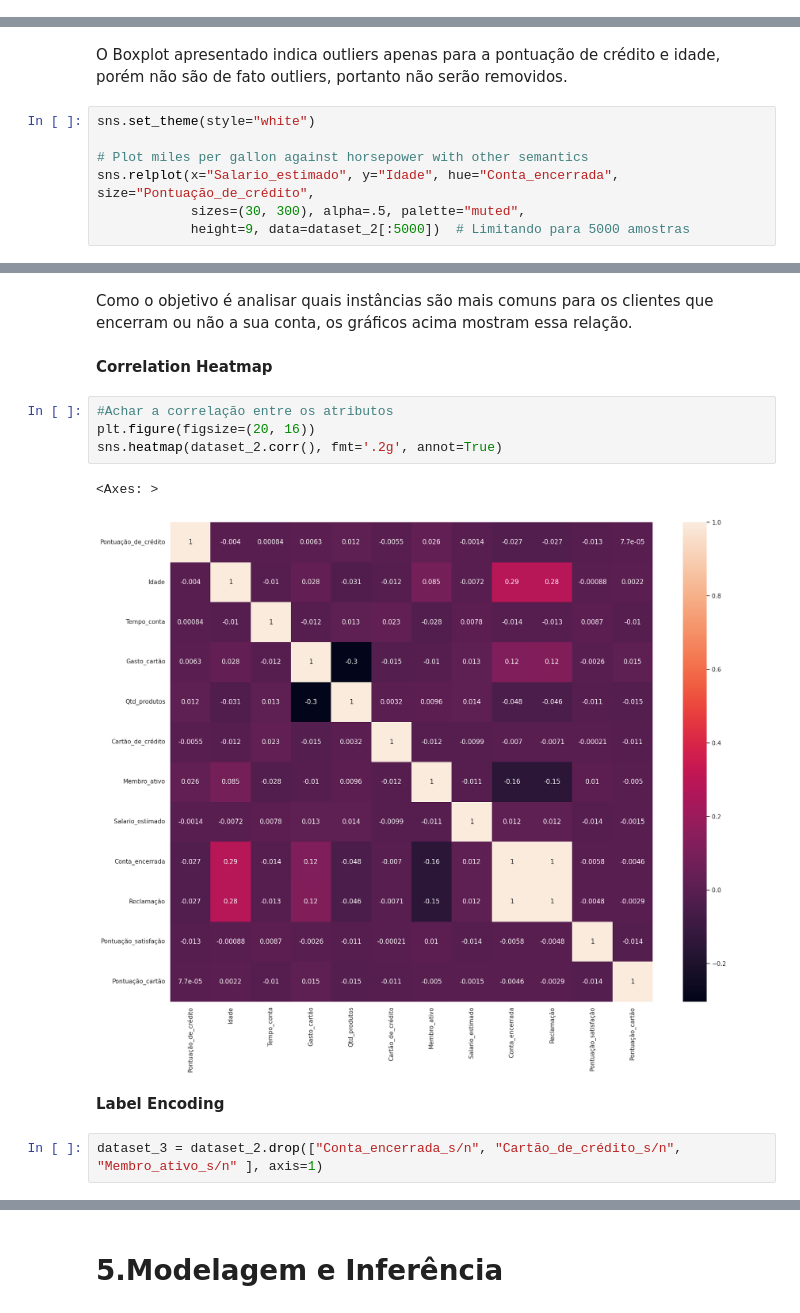
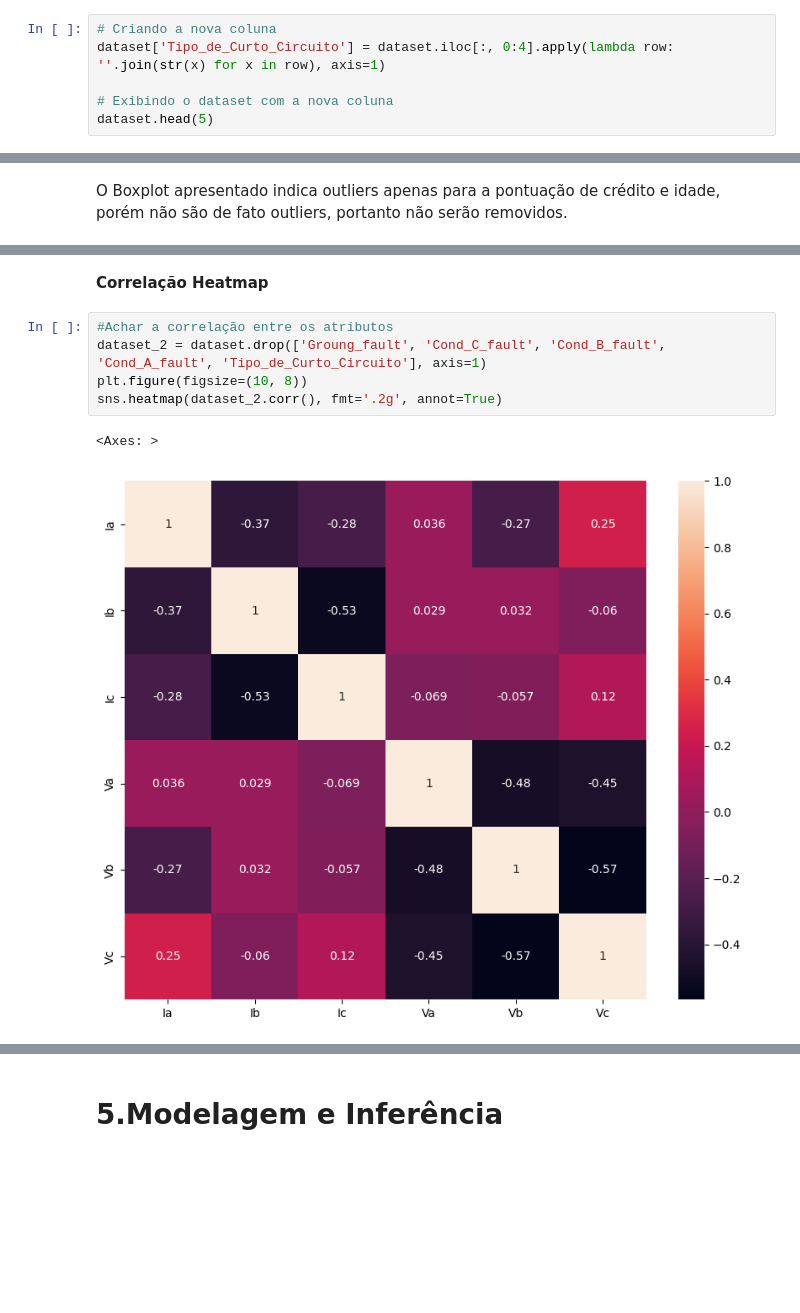
Before and after one commit to higordevellard/Machine_Learning_Electrical_Fault, a Jupyter notebook: machine_learning_curto_circuito.ipynb, the cells around one changed output, grey strips where cells are left out. Cells and saved outputs as stored; diff of their text form; blank space fills up the shorter version.

```diff
--- a/machine_learning_curto_circuito.ipynb
+++ b/machine_learning_curto_circuito.ipynb
@@ -151,0 +154,6 @@ dataset.head(5)
+# %%
+# Criando a nova coluna
+dataset['Tipo_de_Curto_Circuito'] = dataset.iloc[:, 0:4].apply(lambda row: ''.join(str(x) for x in row), axis=1)
+
+# Exibindo o dataset com a nova coluna
+dataset.head(5)
@@ -292,9 +297,2 @@ plt.show()
 # %% [markdown]
 O Boxplot apresentado indica outliers apenas para a pontuação de crédito e idade, porém não são de fato outliers, portanto não serão removidos.
-# %%
-sns.set_theme(style="white")
-
-# Plot miles per gallon against horsepower with other semantics
-sns.relplot(x="Salario_estimado", y="Idade", hue="Conta_encerrada", size="Pontuação_de_crédito",
-            sizes=(30, 300), alpha=.5, palette="muted",
-            height=9, data=dataset_2[:5000])  # Limitando para 5000 amostras
@@ -332,15 +299,10 @@ plt.show()
-# %% [markdown]
-Como o objetivo é analisar quais instâncias são mais comuns para os clientes que encerram ou não a sua conta, os gráficos acima mostram essa relação.
 # %% [markdown]
-**Correlation Heatmap**
+**Correlação Heatmap**
 # %%
 #Achar a correlação entre os atributos
-plt.figure(figsize=(20, 16))
+dataset_2 = dataset.drop(['Groung_fault', 'Cond_C_fault', 'Cond_B_fault', 'Cond_A_fault', 'Tipo_de_Curto_Circuito'], axis=1)
+plt.figure(figsize=(10, 8))
 sns.heatmap(dataset_2.corr(), fmt='.2g', annot=True)
 # %% [output]
 <Axes: >
-[figure, old version]
+[figure, new version]
-# %% [markdown]
-**Label Encoding**
-# %%
-dataset_3 = dataset_2.drop(["Conta_encerrada_s/n", "Cartão_de_crédito_s/n", "Membro_ativo_s/n" ], axis=1)
```
Also changed, not shown: parts of 25 cells of this notebook.
